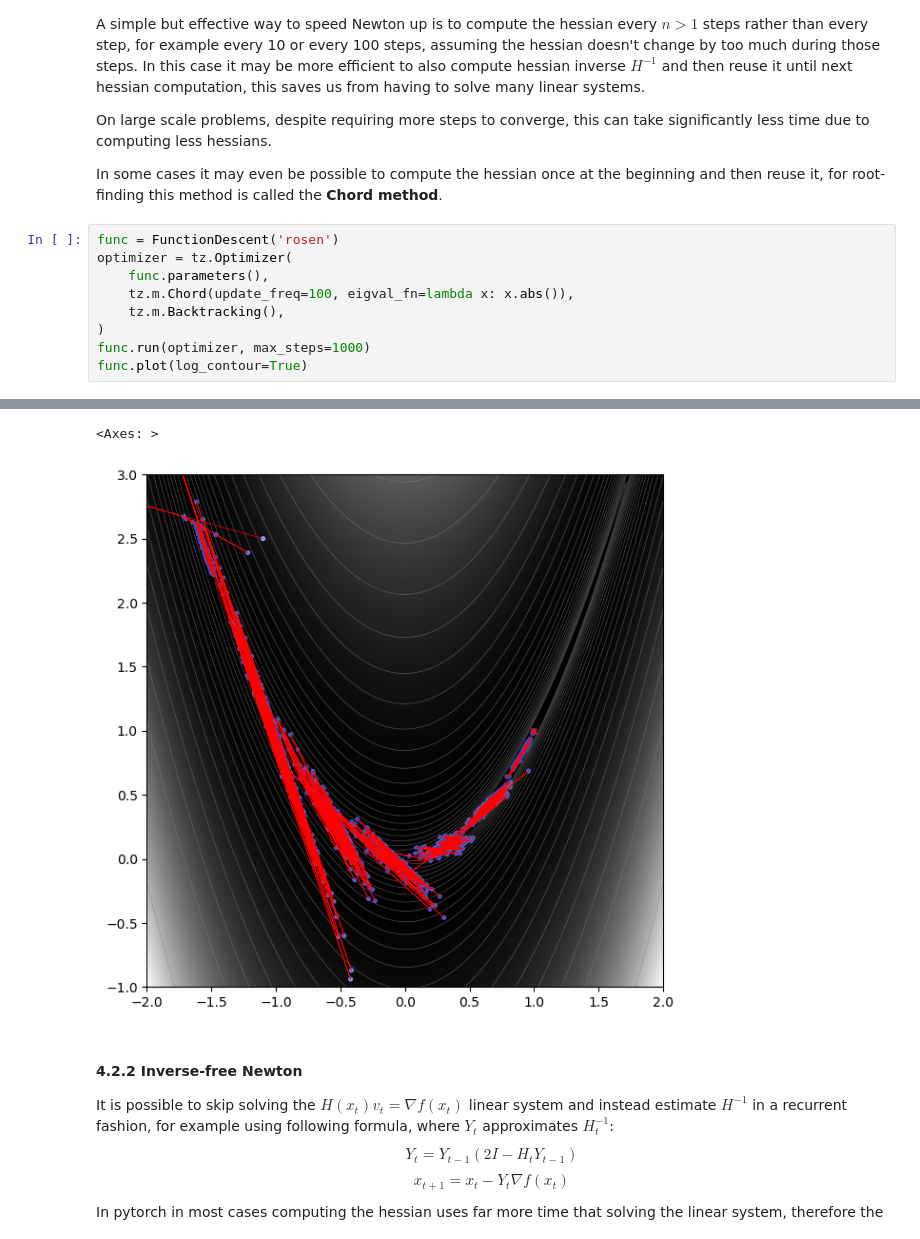
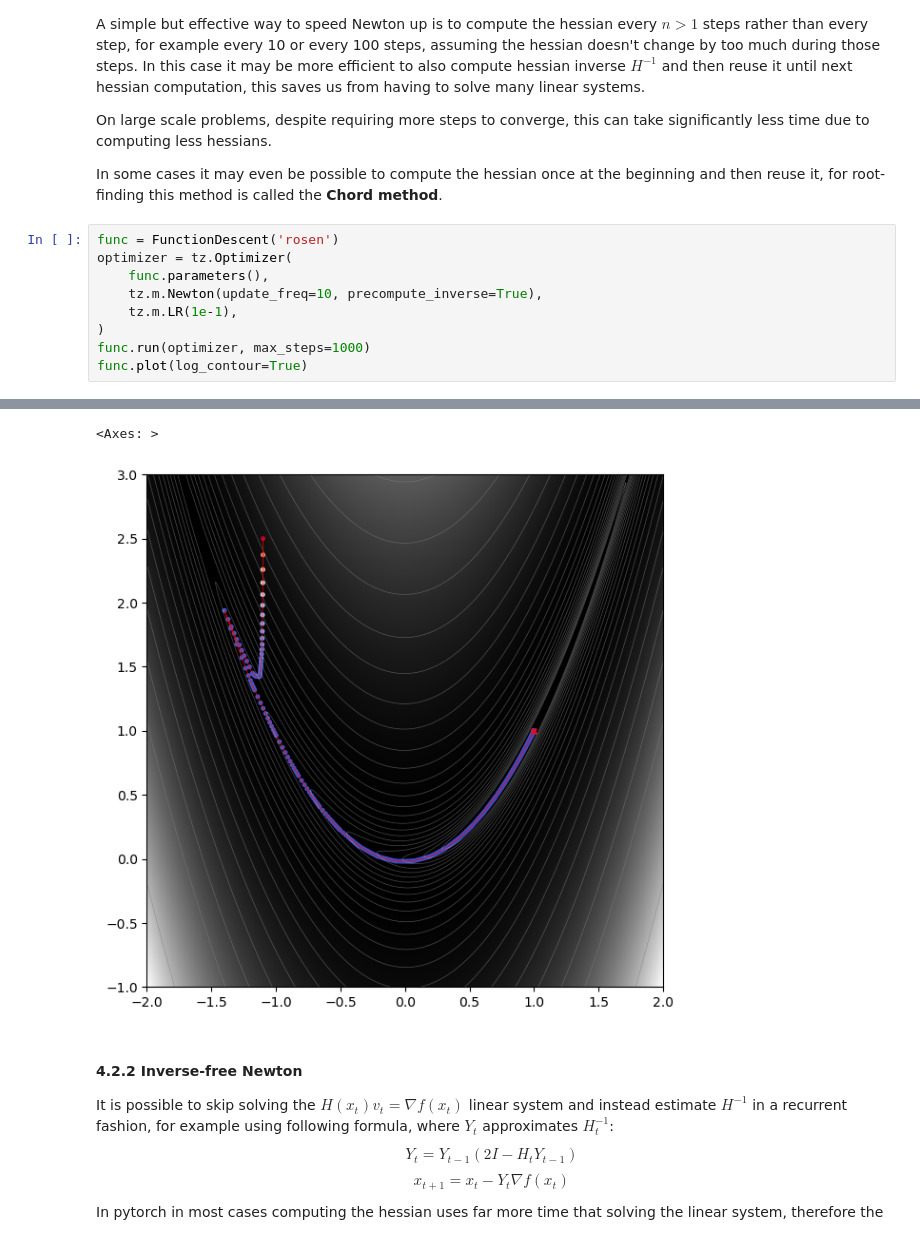
Before and after one commit to inikishev/torchzero, a Jupyter notebook: docs/overview/4. Second order methods.ipynb, the cells around one changed output, grey strips where cells are left out. Drawn from its saved outputs; the diff is of its cells as text.

Commit message:
Newton-like methods can pre-compute inverse if update frequency is large

```diff
--- a/docs/overview/4. Second order methods.ipynb
+++ b/docs/overview/4. Second order methods.ipynb
@@ -245,8 +245,8 @@ In some cases it may even be possible to compute the hessian once at the beginni
 func = FunctionDescent('rosen')
 optimizer = tz.Optimizer(
     func.parameters(),
-    tz.m.Chord(update_freq=100, eigval_fn=lambda x: x.abs()),
-    tz.m.Backtracking(),
+    tz.m.Newton(update_freq=10, precompute_inverse=True),
+    tz.m.LR(1e-1),
 )
 func.run(optimizer, max_steps=1000)
 func.plot(log_contour=True)
@@ -255,5 +255,5 @@ finished in 4.7s., reached loss = 1.42e-14
 <Axes: >
-[figure, old version]
+[figure, new version]
 # %% [markdown]
 #### 4.2.2 Inverse-free Newton
 It is possible to skip solving the $H(x_t)v_t = \nabla f(x_t)$ linear system and instead estimate $H^{-1}$ in a recurrent fashion, for example using following formula, where $Y_{t}$ approximates $H_t^{-1}$:
```
Also changed, not shown: parts of 6 cells of this notebook, 8 other files.
